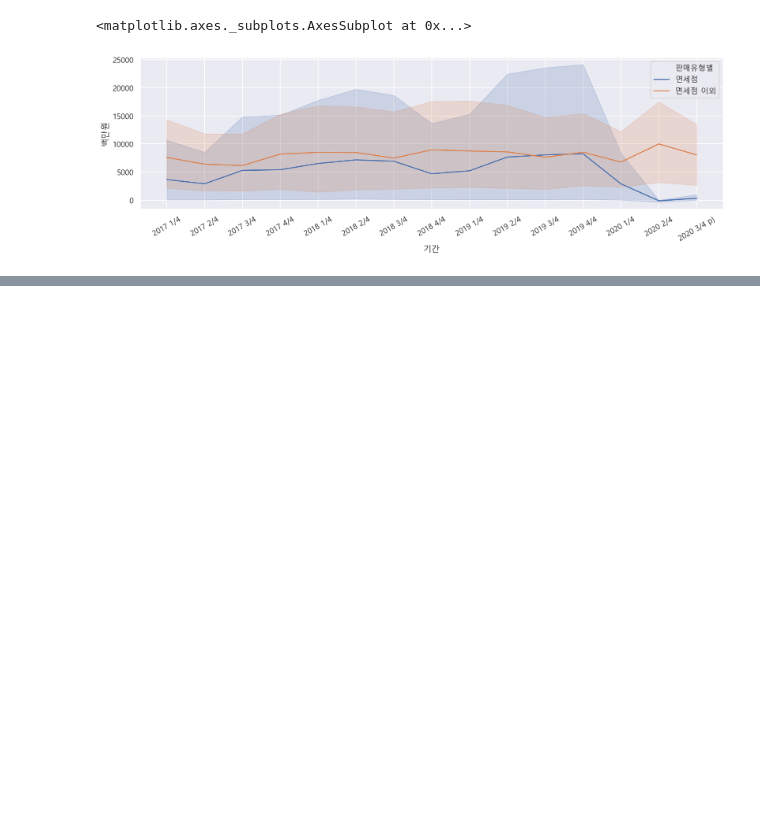
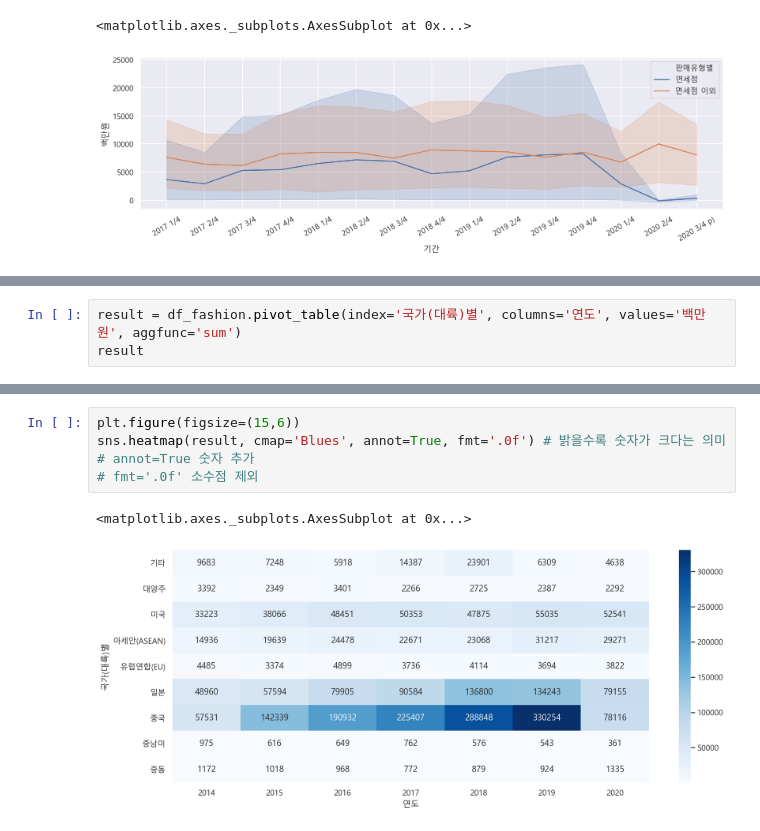
Before and after one commit to Hugekyung/TIL, a Jupyter notebook: data_analysis/온라인쇼핑_데이터분석.ipynb, the cells around one changed output, grey strips where cells are left out. Drawn from its saved outputs; the diff is of its cells as text; blank space fills up the shorter version.

```diff
--- a/data_analysis/온라인쇼핑_데이터분석.ipynb
+++ b/data_analysis/온라인쇼핑_데이터분석.ipynb
@@ -316,0 +325,3 @@ sns.lineplot(data=df_fashion2, x='기간', y='백만원', hue='판매유형별')
+# %%
+result = df_fashion.pivot_table(index='국가(대륙)별', columns='연도', values='백만원', aggfunc='sum')
+result
@@ -316,0 +340,8 @@ sns.lineplot(data=df_fashion2, x='기간', y='백만원', hue='판매유형별')
+# %%
+plt.figure(figsize=(15,6))
+sns.heatmap(result, cmap='Blues', annot=True, fmt='.0f') # 밝을수록 숫자가 크다는 의미
+# annot=True 숫자 추가
+# fmt='.0f' 소수점 제외
+# %% [output]
+<matplotlib.axes._subplots.AxesSubplot at 0x...>
+[figure, added]
```
Also changed, not shown: parts of 7 cells of this notebook.
